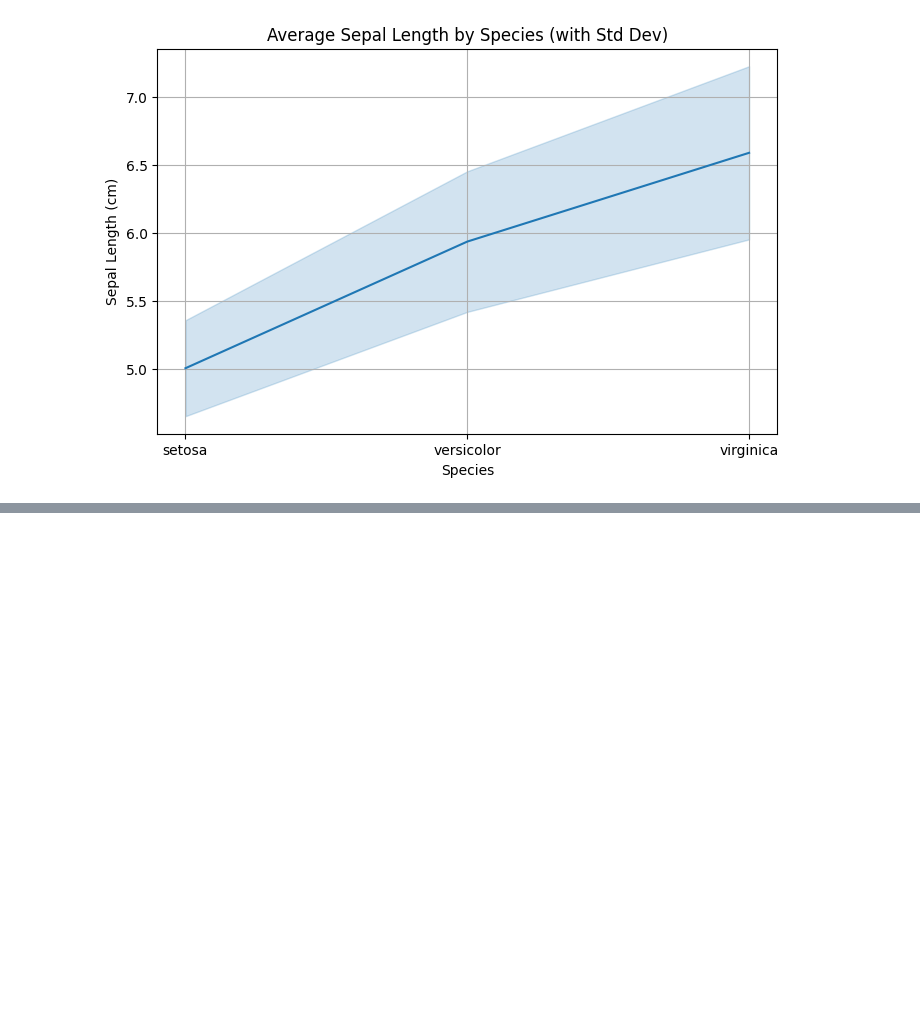
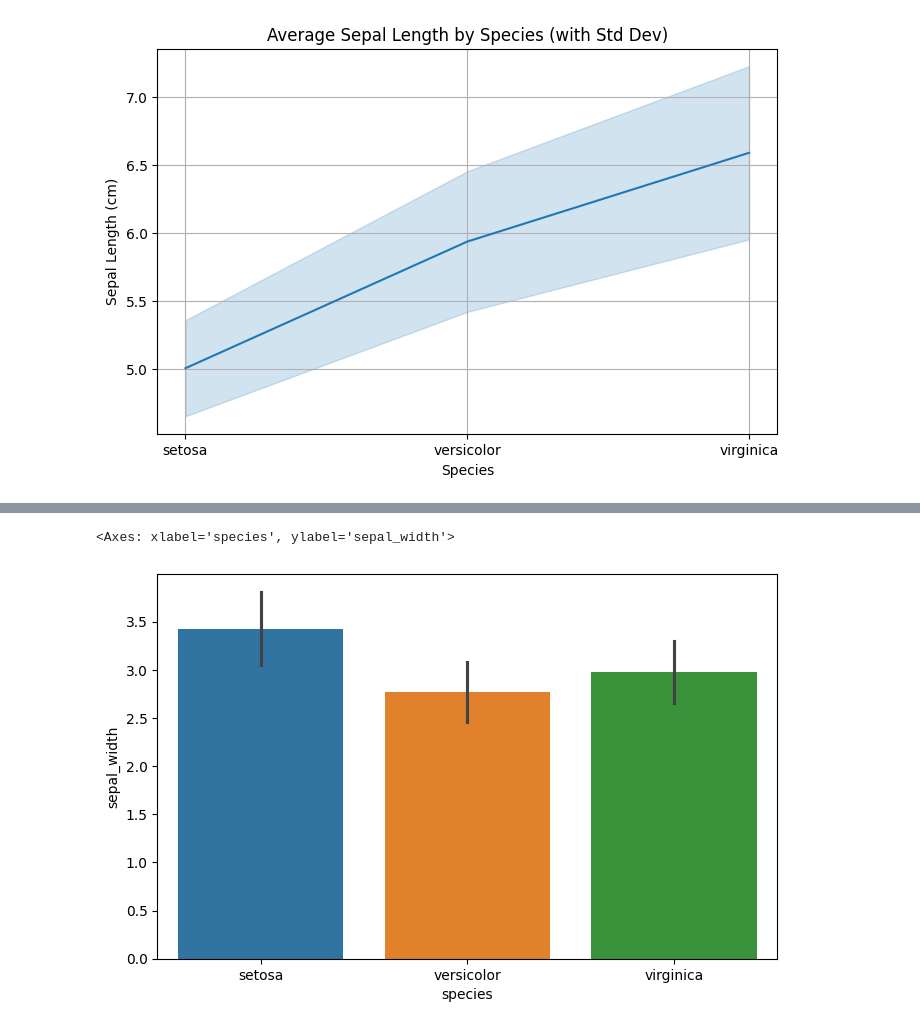
Before and after one commit to raaaj1903/Python-ML-Training, a Jupyter notebook: PRACTICE/SOLUTION.ipynb, the cells around one changed output, grey strips where cells are left out. Cells and saved outputs as stored; diff of their text form; code cells hidden in the pictures; blank space fills up the shorter version.

```diff
--- a/PRACTICE/SOLUTION.ipynb
+++ b/PRACTICE/SOLUTION.ipynb
@@ -105,9 +105,12 @@ plt.show()
 # %%
 ''' Comparison of Sepal Width Across Species
 - Create a bar plot to compare mean sepal_width for each species.
 - Use both sns.barplot (axis-level) and sns.catplot (figure-level'''
 
 # axis level using sns.barplot
 
-plt.figure(figsize=(8,5))
-sns.barplot(data=df, x="species",y="sepal_width",hue="species" )
+# plt.figure(figsize=(8,5))
+# sns.barplot(data=df, x="species",y="sepal_width",hue="species",estimator='mean', errorbar= "sd" )
+# %% [output]
+<Axes: xlabel='species', ylabel='sepal_width'>
+[figure, added]
```
Also changed, not shown: parts of 1 cell of this notebook.
